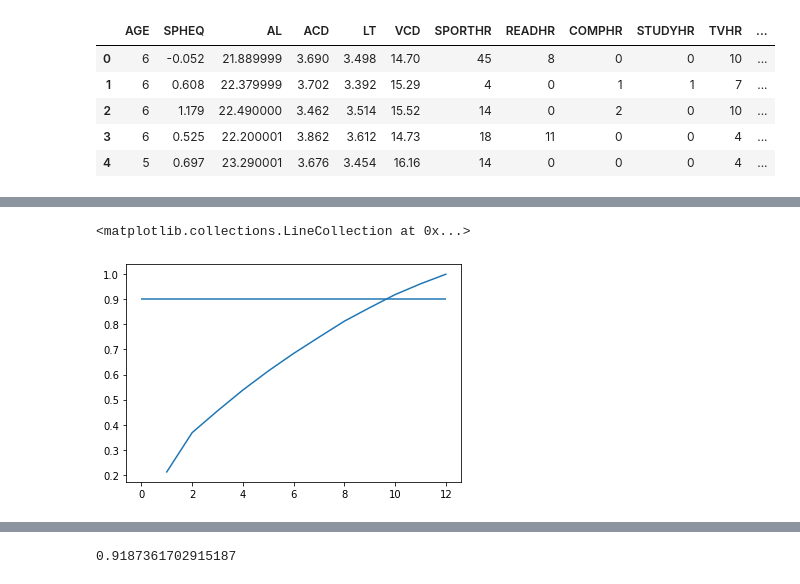
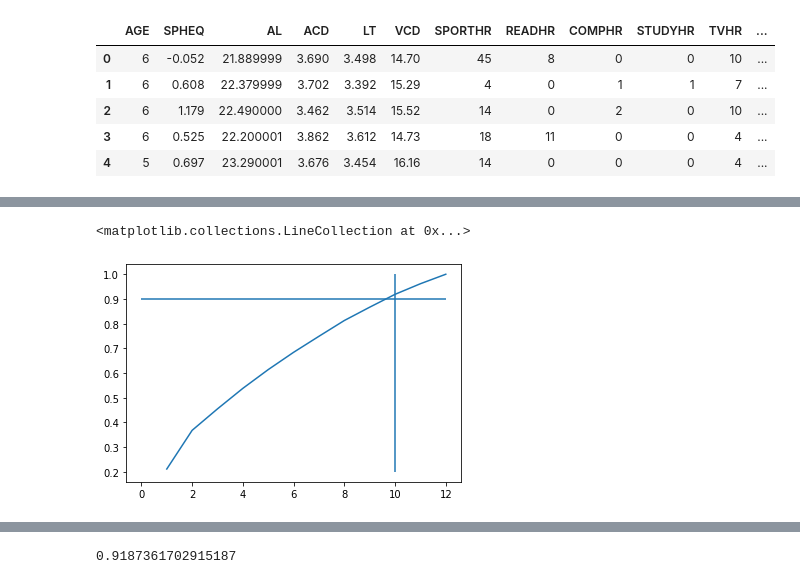
Before and after one commit to ejw-data/ml-myopia, a Jupyter notebook: myopia.ipynb, the cells around one changed output, grey strips where cells are left out. Cells and saved outputs as stored; diff of their text form; code cells hidden in the pictures.

```diff
--- a/myopia.ipynb
+++ b/myopia.ipynb
@@ -51,26 +246,28 @@ print(X_scaled[0:5])
 # %%
+# Note:  there are 14 independent variables and one dependent variable
 variance_explained = np.arange(0.1, 1.0, 0.01)
 components =[]
 sum_components=[]
 for i in variance_explained:
 
     # Initialize PCA model
     pca = PCA(n_components=i)
 
     # Get two principal components.
     X_pca = pca.fit_transform(X_scaled)
 
     # variance explained
     sum_components.append(pca.explained_variance_ratio_.sum())
 
     # number of principle components
     components.append(len(pca.explained_variance_ratio_))
 
 plt.plot(components, sum_components)
 plt.hlines(0.9,0,12)
+plt.vlines(10, 0.2, 1)
 # %% [output]
 <matplotlib.collections.LineCollection at 0x...>
-[figure, old version]
+[figure, new version]
 # %%
  # Initialize PCA model components explaining about 90% variance
 pca = PCA(n_components=10)
```
Also changed, not shown: parts of 74 cells of this notebook, 1 other file.
